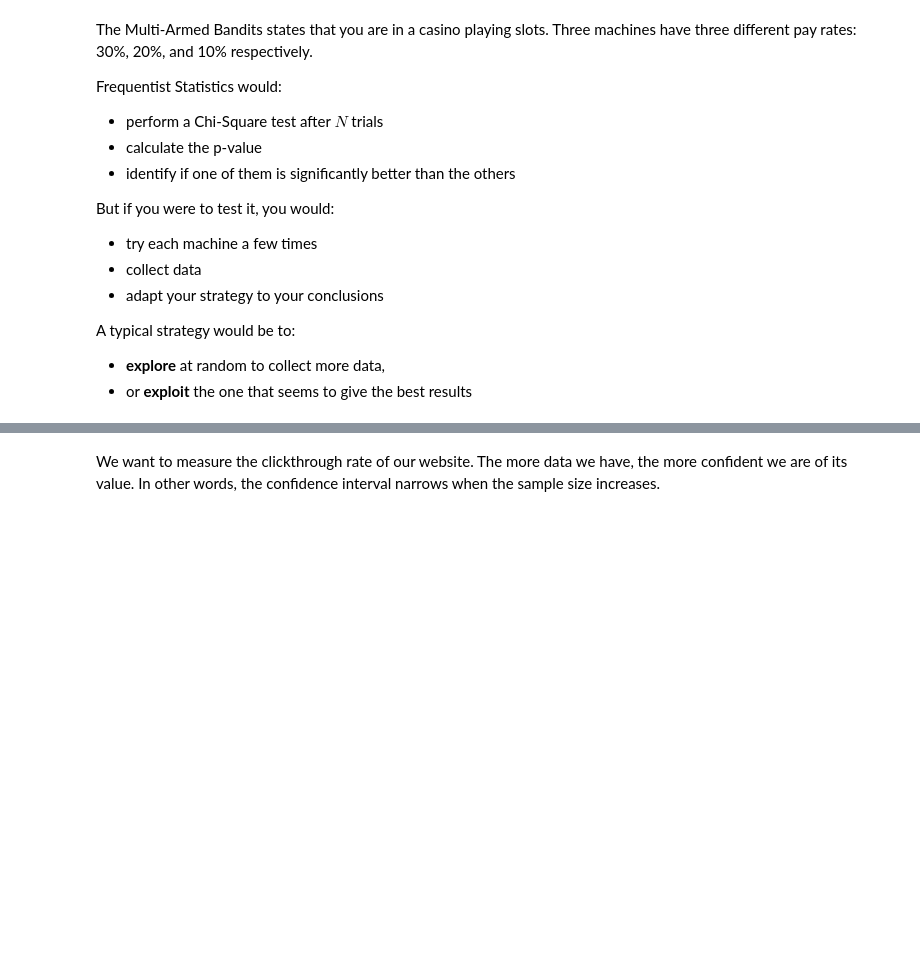
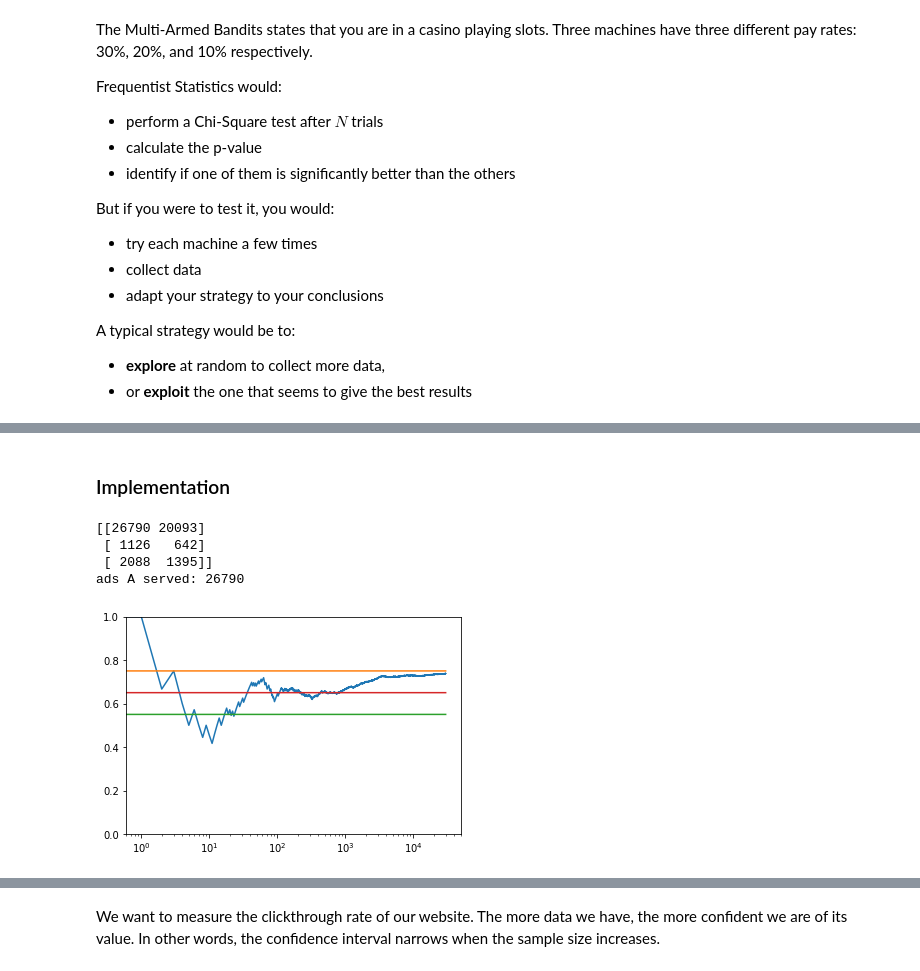
Before and after one commit to sebastienplat/sebastienplat.github.io, a Jupyter notebook: content_resources/notebooks/Bayesian AB Testing.ipynb, the cells around one changed output, grey strips where cells are left out. Cells and saved outputs as stored; diff of their text form; code cells hidden in the pictures; blank space fills up the shorter version.

```diff
--- a/content_resources/notebooks/Bayesian AB Testing.ipynb
+++ b/content_resources/notebooks/Bayesian AB Testing.ipynb
@@ -266,0 +380,2 @@ A typical strategy would be to:
+# %% [markdown]
+### Implementation
@@ -266,0 +584,11 @@ A typical strategy would be to:
+# %%
+mab = MAB(N = 30001)
+# %%
+mab.run_experiment('epsilon_greedy', eps=0.1)
+mab.plot_ctr()
+# %% [output]
+[[26790 20093]
+ [ 1126   642]
+ [ 2088  1395]]
+ads A served: 26790
+[figure, added]
```
Also changed, not shown: parts of 23 cells of this notebook.
